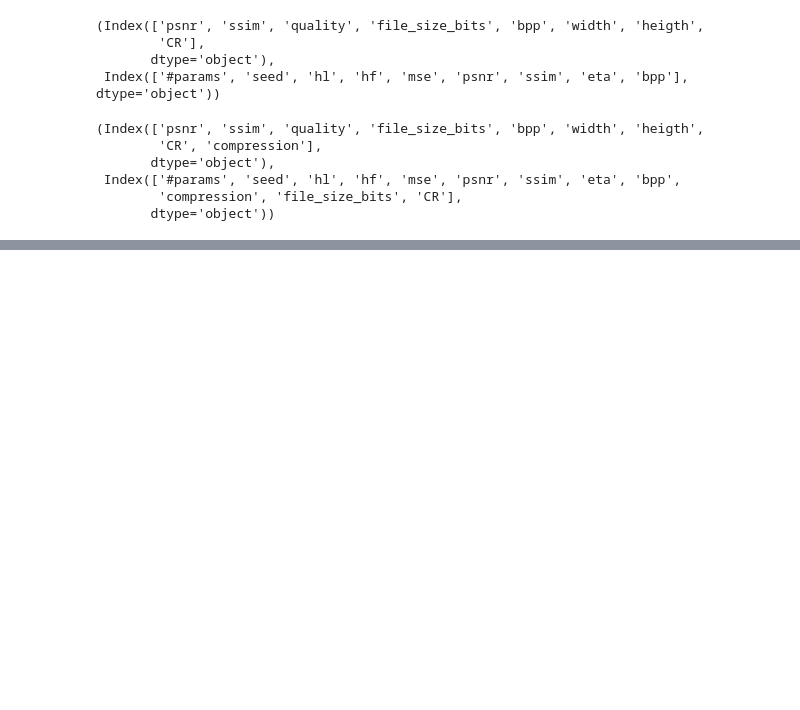
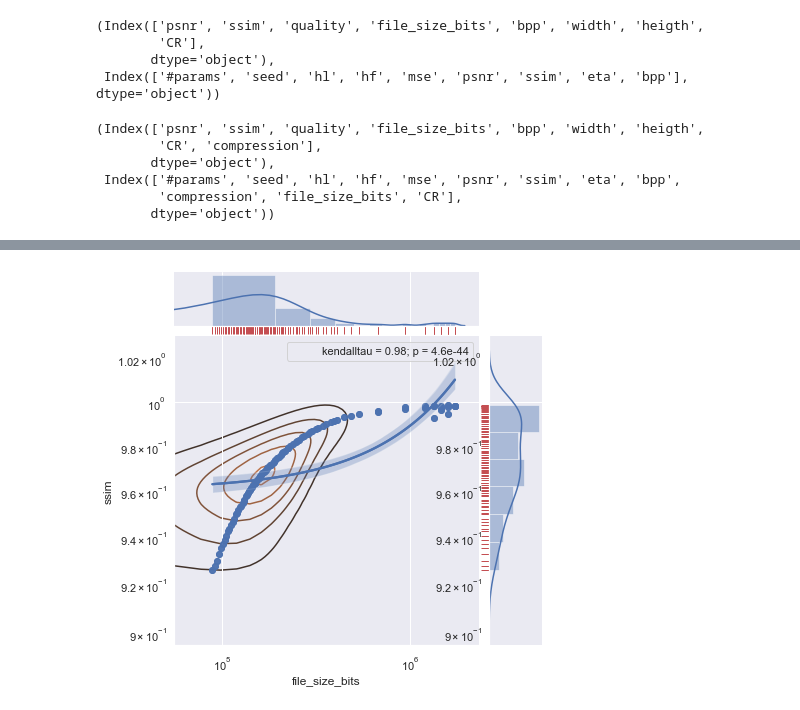
Before and after one commit to franec94/Sinren-Data-Analyses-A-Posteriori, a Jupyter notebook: notebooks/analyze_a_run/analyze_a_run.ipynb, the cells around one changed output, grey strips where cells are left out. Cells and saved outputs as stored; diff of their text form; code cells hidden in the pictures; blank space fills up the shorter version.

```diff
--- a/notebooks/analyze_a_run/analyze_a_run.ipynb
+++ b/notebooks/analyze_a_run/analyze_a_run.ipynb
@@ -212,3 +235,17 @@ with warnings.catch_warnings():
+# %%
+with warnings.catch_warnings():
+    warnings.simplefilter('ignore')
+    g = (sns.jointplot("file_size_bits", "ssim",
+        kind="reg",
+        data=merged_df, color="b", stat_func=scipy.stats.kendalltau,)
+        .plot_joint(sns.kdeplot, zorder=0, n_levels=6)
+        .plot_joint(sns.regplot, color="b"))
+    g.plot_marginals(sns.rugplot, color="r", height=-.15, clip_on=False)
+    g.ax_marg_x.set_xscale('log')
+    g.ax_marg_y.set_yscale('log')
+    pass
+# %% [output]
+[figure, added]
 # %%
 with warnings.catch_warnings():
     warnings.simplefilter('ignore')
```
Also changed, not shown: parts of 12 cells of this notebook.
